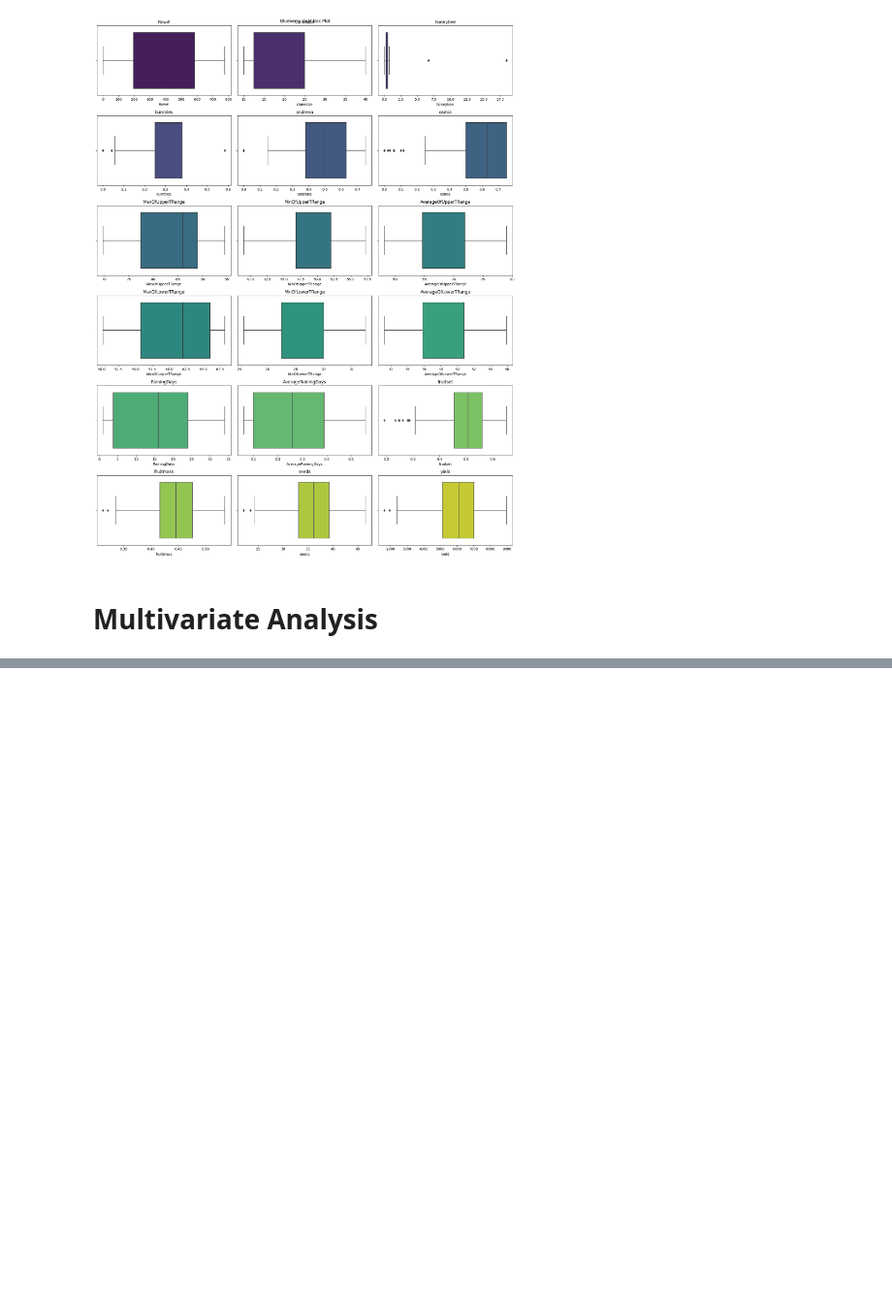
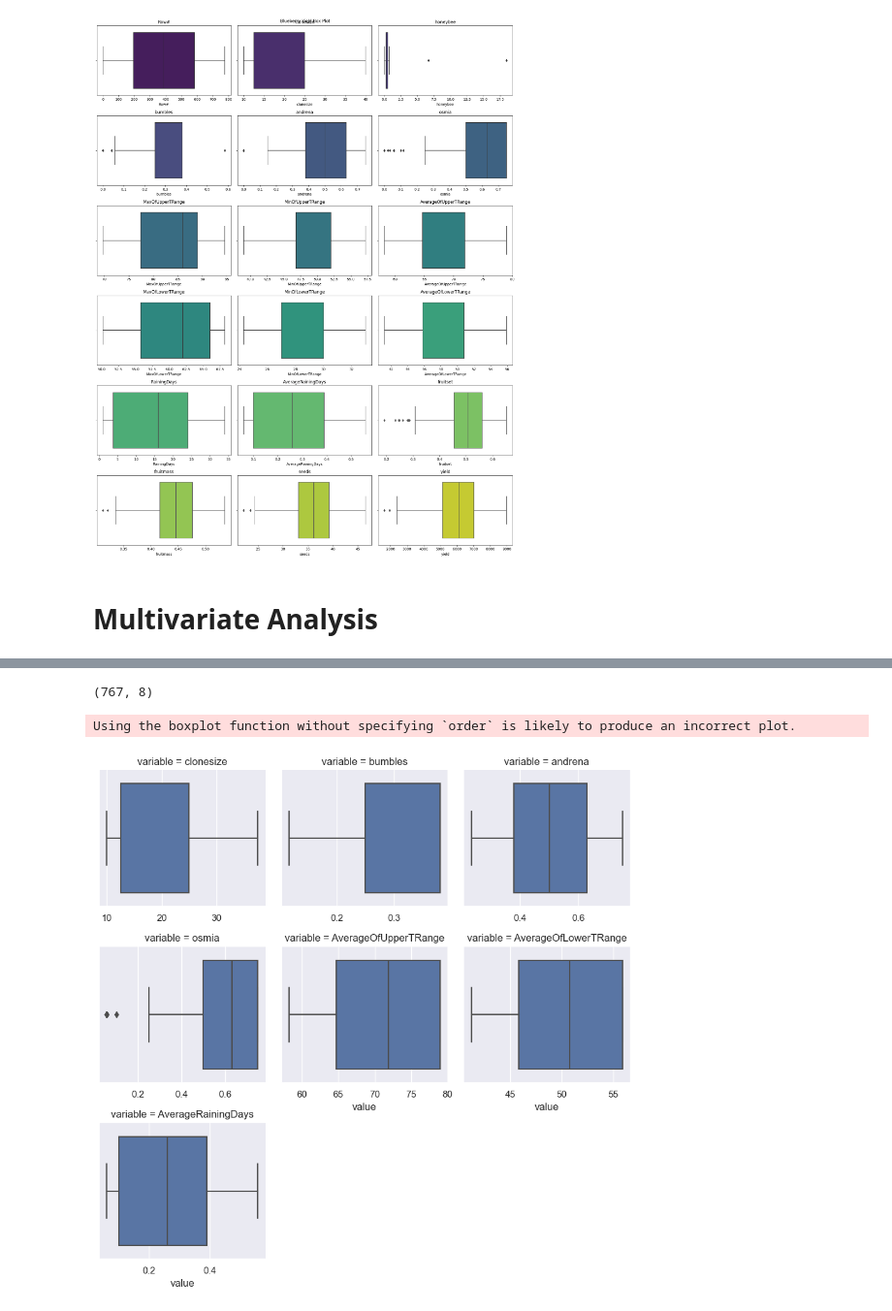
Before and after one commit to tushar2704/Wild_Blueberry_Yield_Prediction, a Jupyter notebook: src/notebooks/Wild Blueberry Yield Prediction.ipynb, the cells around one changed output, grey strips where cells are left out. Shown at 97% size. Saved outputs shown, nothing was run; the diff lists cells and outputs as text; code cells hidden in the pictures; blank space fills up the shorter version.

```diff
--- a/src/notebooks/Wild Blueberry Yield Prediction.ipynb
+++ b/src/notebooks/Wild Blueberry Yield Prediction.ipynb
@@ -252,0 +361,4 @@ plt.show()
+# %%
+#Calculating Z
+z = np.abs(stats.zscore(bbry_data_process))
+print(z)
@@ -252,0 +383,18 @@ plt.show()
+# %%
+#processing with z<3
+bbry_data_zscore = bbry_data_process[(z < 3).all(axis=1)]
+bbry_data_zscore.shape
+# %% [output]
+(767, 8)
+# %%
+#checking again
+unpivot = pd.melt(bbry_data_zscore, bbry_data_zscore.columns[-1], bbry_data_zscore.columns[:-1])
+
+g = sns.FacetGrid(unpivot, col="variable", col_wrap=3, sharex=False, sharey=False)
+g.map(sns.boxplot, "value")
+
+
+plt.show()
+# %% [output]
+Using the boxplot function without specifying `order` is likely to produce an incorrect plot.
+[figure, added]
```
Also changed, not shown: parts of 31 cells of this notebook, 2 other files.
